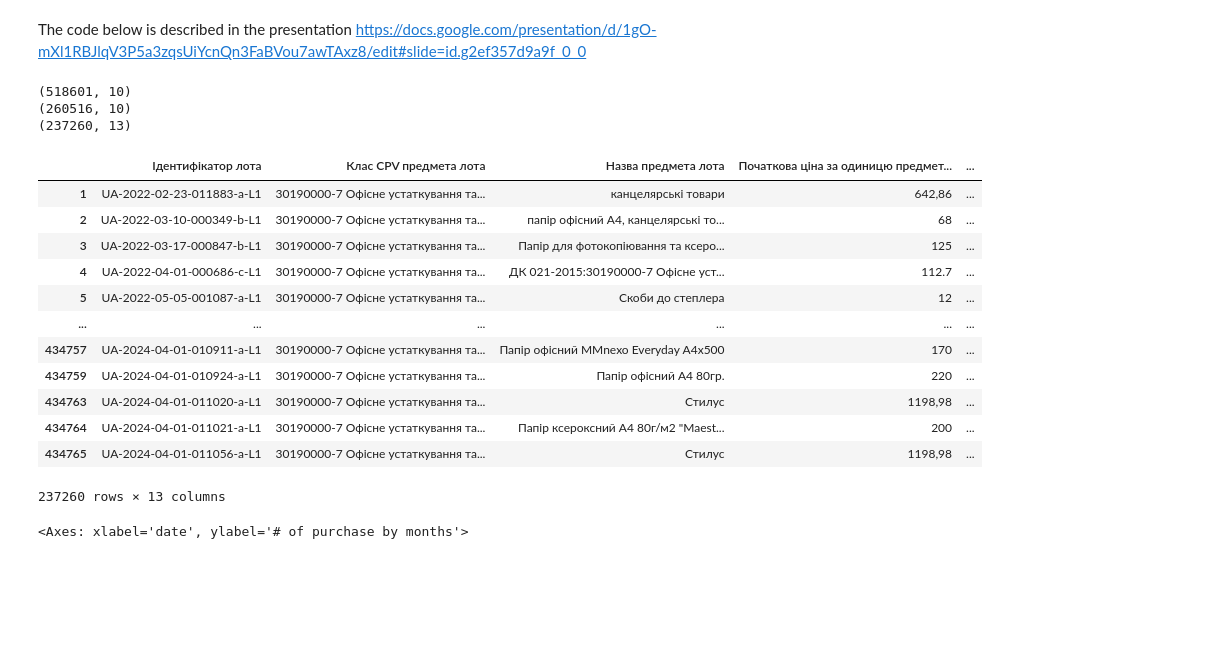
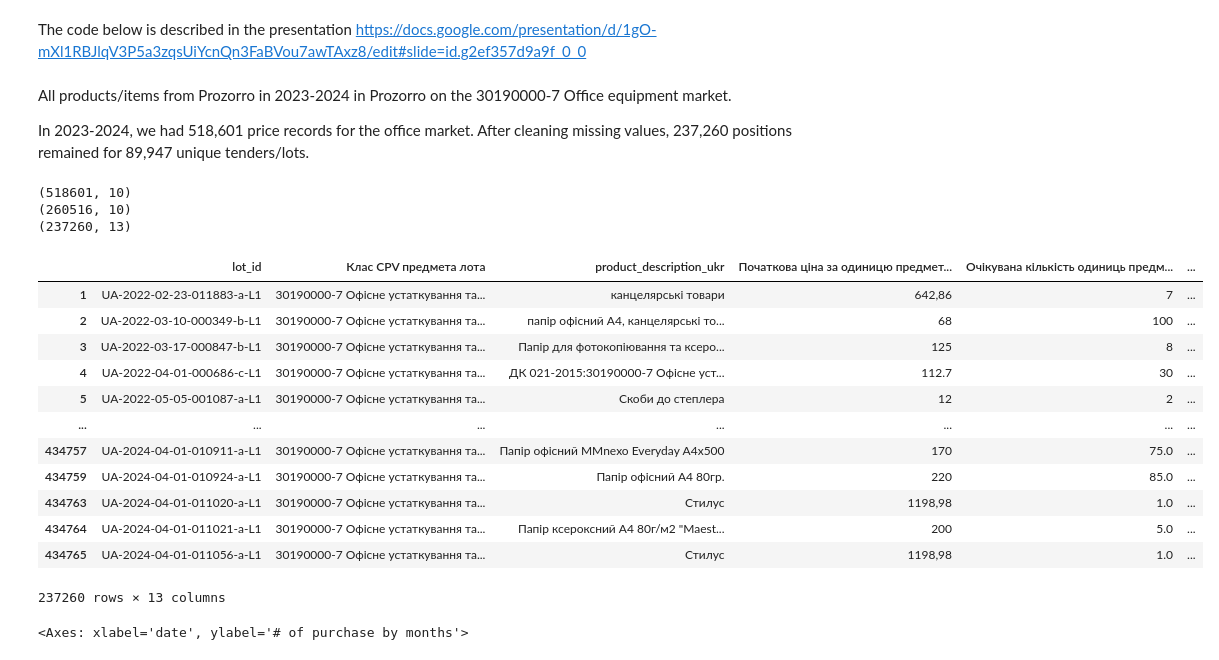
Before and after one commit to KSE-Team/prozorro-scu, a Jupyter notebook: prozorro_scu_clustering.ipynb, the cells around one changed output. Cells and saved outputs as stored; diff of their text form; code cells hidden in the pictures; blank space fills up the shorter version.

```diff
--- a/prozorro_scu_clustering.ipynb
+++ b/prozorro_scu_clustering.ipynb
@@ -26,34 +24,38 @@ style.use("fivethirtyeight")
 # %% [markdown]
 The code below is described in the presentation
 https://docs.google.com/presentation/d/1gO-mXl1RBJlqV3P5a3zqsUiYcnQn3FaBVou7awTAxz8/edit#slide=id.g2ef357d9a9f_0_0
+# %% [markdown]
+All products/items from Prozorro in 2023-2024 in Prozorro on the 30190000-7 Office equipment market.
+
+In 2023-2024, we had 518,601 price records for the office market. After cleaning missing values, 237,260 positions remained for 89,947 unique tenders/lots.
 # %%
-df = pd.read_csv('./0913/dirty_prozorro_with_prices_cpv0913.csv',sep=';')
+df = pd.read_csv('./3019/dirty_prozorro_with_prices_cpv3019.csv',sep=';')
 df = df[1:]
 print(df.shape)
 df = df[df['Поточна ціна за одиницю предмета лота (Валюта)']!='-']
 print(df.shape)
 df['date'] = pd.to_datetime(df['Дата'],format='%d.%m.%Y')
 df['price'] = pd.to_numeric(df['Поточна ціна за одиницю предмета лота (Валюта)'].str.replace(',','.').str.replace(' ',''))
 df['price_vat'] = df.apply(lambda x: x['price']*1.2 if x['Чи включено ПДВ у поточну ціну предмета лота']=='0' else x['price'],axis=1)
 df = df[df['price']>0]
 print(df.shape)
-
+df = df.rename(columns={'Ідентифікатор лота':'lot_id','Назва предмета лота':'product_description_ukr'})
 df
 # %% [output]
 (518601, 10)
 (260516, 10)
 (237260, 13)
-|  | Ідентифікатор лота | Клас CPV предмета лота | Назва предмета лота | Початкова ціна за одиницю предмет... | ... |
-| 1 | UA-2022-02-23-011883-a-L1 | 30190000-7 Офісне устаткування та... | канцелярські товари | 642,86 | ... |
-| 2 | UA-2022-03-10-000349-b-L1 | 30190000-7 Офісне устаткування та... | папір офісний А4, канцелярські то... | 68 | ... |
-| 3 | UA-2022-03-17-000847-b-L1 | 30190000-7 Офісне устаткування та... | Папір для фотокопіювання та ксеро... | 125 | ... |
-| 4 | UA-2022-04-01-000686-c-L1 | 30190000-7 Офісне устаткування та... | ДК 021-2015:30190000-7 Офісне уст... | 112.7 | ... |
-| 5 | UA-2022-05-05-001087-a-L1 | 30190000-7 Офісне устаткування та... | Скоби до степлера | 12 | ... |
-| ... | ... | ... | ... | ... | ... |
-| 434757 | UA-2024-04-01-010911-a-L1 | 30190000-7 Офісне устаткування та... | Папір офісний MMnexo Everyday А4х500 | 170 | ... |
-| 434759 | UA-2024-04-01-010924-a-L1 | 30190000-7 Офісне устаткування та... | Папір офісний А4 80гр. | 220 | ... |
-| 434763 | UA-2024-04-01-011020-a-L1 | 30190000-7 Офісне устаткування та... | Стилус | 1198,98 | ... |
-| 434764 | UA-2024-04-01-011021-a-L1 | 30190000-7 Офісне устаткування та... | Папір ксероксний А4 80г/м2 "Maest... | 200 | ... |
-| 434765 | UA-2024-04-01-011056-a-L1 | 30190000-7 Офісне устаткування та... | Стилус | 1198,98 | ... |
+|  | lot_id | Клас CPV предмета лота | product_description_ukr | Початкова ціна за одиницю предмет... | Очікувана кількість одиниць предм... | ... |
+| 1 | UA-2022-02-23-011883-a-L1 | 30190000-7 Офісне устаткування та... | канцелярські товари | 642,86 | 7 | ... |
+| 2 | UA-2022-03-10-000349-b-L1 | 30190000-7 Офісне устаткування та... | папір офісний А4, канцелярські то... | 68 | 100 | ... |
+| 3 | UA-2022-03-17-000847-b-L1 | 30190000-7 Офісне устаткування та... | Папір для фотокопіювання та ксеро... | 125 | 8 | ... |
+| 4 | UA-2022-04-01-000686-c-L1 | 30190000-7 Офісне устаткування та... | ДК 021-2015:30190000-7 Офісне уст... | 112.7 | 30 | ... |
+| 5 | UA-2022-05-05-001087-a-L1 | 30190000-7 Офісне устаткування та... | Скоби до степлера | 12 | 2 | ... |
+| ... | ... | ... | ... | ... | ... | ... |
+| 434757 | UA-2024-04-01-010911-a-L1 | 30190000-7 Офісне устаткування та... | Папір офісний MMnexo Everyday А4х500 | 170 | 75.0 | ... |
+| 434759 | UA-2024-04-01-010924-a-L1 | 30190000-7 Офісне устаткування та... | Папір офісний А4 80гр. | 220 | 85.0 | ... |
+| 434763 | UA-2024-04-01-011020-a-L1 | 30190000-7 Офісне устаткування та... | Стилус | 1198,98 | 1.0 | ... |
+| 434764 | UA-2024-04-01-011021-a-L1 | 30190000-7 Офісне устаткування та... | Папір ксероксний А4 80г/м2 "Maest... | 200 | 5.0 | ... |
+| 434765 | UA-2024-04-01-011056-a-L1 | 30190000-7 Офісне устаткування та... | Стилус | 1198,98 | 1.0 | ... |
 237260 rows × 13 columns
 # %%
```
Also changed, not shown: parts of 15 cells of this notebook, 1 other file.
